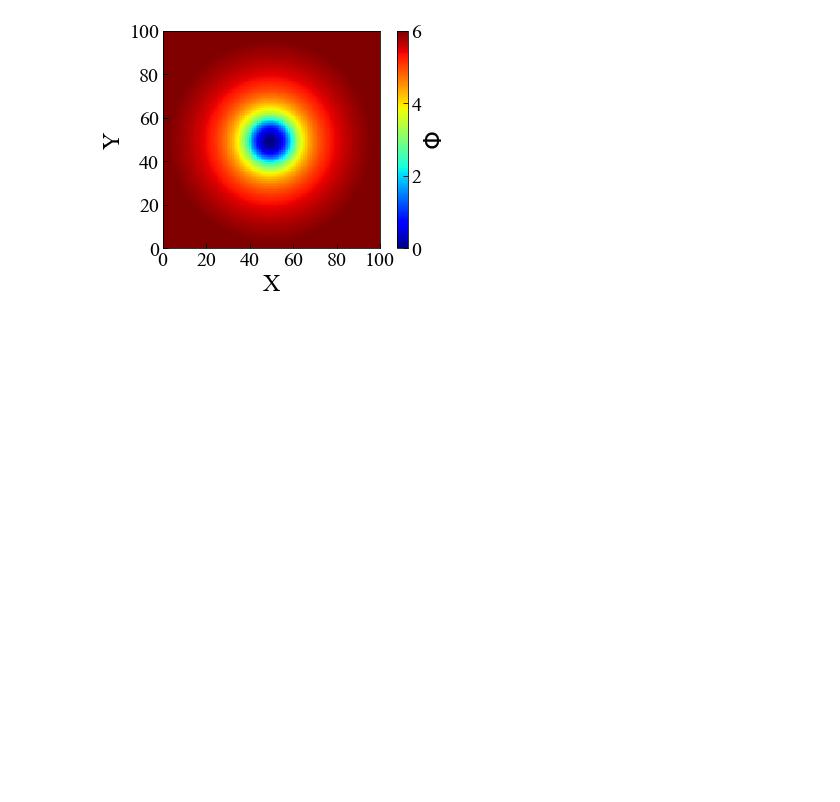
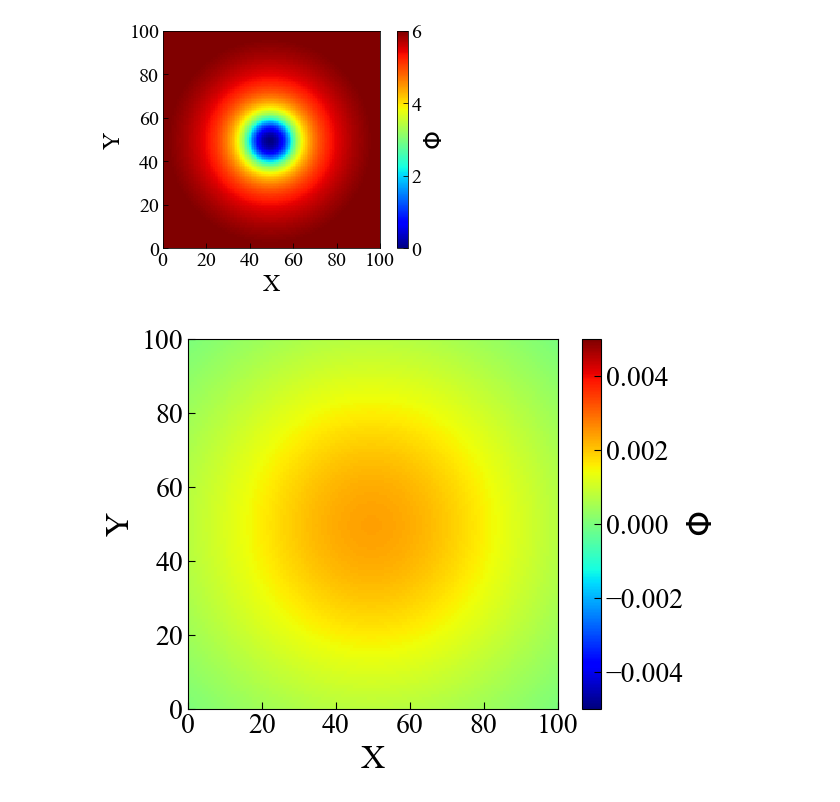
Before and after one commit to maedarn/code_tohoku, a Jupyter notebook: py/plot3Dto2D .ipynb, the cells around one changed output. Drawn from its saved outputs; the diff is of its cells as text; code cells hidden in the pictures; blank space fills up the shorter version.

Commit message:
.valueはバージョンが古いらしく使えなかったので変更を行った。

```diff
--- a/py/plot3Dto2D .ipynb
+++ b/py/plot3Dto2D .ipynb
@@ -77,3 +77,84 @@ pp.close()
 plt.show()
 # %% [output]
 [figure]
+# %%
+i = 1
+dir1  = '/Users/maedarn/Dropbox/analysis/cluster formation by HI cloud collision/multipole/test7/'
+
+folder1="Phiwv"  #+ str(np.int(sample_frequency))
+folder2="Rho"  #+ str(np.int(sample_frequency))
+
+#h5file1 = h5py.File(dir1+'NNNAllHDF'+"%03.f"%(i)+'.h5',"r")
+with h5py.File(dir1+'NNNAllHDF'+"%03.f"%(i)+'.h5',"r") as f:
+
+#データ読み込み
+#Phiwv1to1  = h5file1[folder1+"/Phiwv1"].value
+#Phiexa1 = h5file1[folder2+"/Rho"].value
+
+    Phiwv1to1= f[folder1+"/Phiwv1"]
+    Phiexa1 = f[folder2+"/Rho"]
+
+    data01_3D= Phiwv1to1[()]
+    data02_3D=Phiexa1[()]
+
+    data01=Phiwv1to1[:,:,0]
+    data02=Phiexa1[:,:,0]
+
+m1=np.max(data01)
+m2=np.max(data02)
+
+data=data01-data02
+data=data-m1+m2
+
+fig = plt.figure()
+ax = fig.add_subplot(111)
+#fig.subplots_adjust(bottom=0, left=0, top=1, right=1)
+
+plt.rcParams["font.family"] = "Times New Roman"      #全体のフォントを設定
+plt.rcParams["xtick.direction"] = "in"               #x軸の目盛線が内向き('in')か外向き('out')か双方向か('inout')
+plt.rcParams["ytick.direction"] = "in"               #y軸の目盛線が内向き('in')か外向き('out')か双方向か('inout')
+#plt.rcParams["xtick.minor.visible"] = True          #x軸補助目盛りの追加
+#plt.rcParams["ytick.minor.visible"] = True          #y軸補助目盛りの追加
+#plt.rcParams["xtick.major.width"] = 1.5              #x軸主目盛り線の線幅
+#plt.rcParams["ytick.major.width"] = 1.5              #y軸主目盛り線の線幅
+#plt.rcParams["xtick.minor.width"] = 1.0              #x軸補助目盛り線の線幅
+#plt.rcParams["ytick.minor.width"] = 1.0              #y軸補助目盛り線の線幅
+plt.rcParams["xtick.major.size"] = 5                #x軸主目盛り線の長さ
+plt.rcParams["ytick.major.size"] = 5                #y軸主目盛り線の長さ
+#plt.rcParams["xtick.minor.size"] = 5                #x軸補助目盛り線の長さ
+#plt.rcParams["ytick.minor.size"] = 5                #y軸補助目盛り線の長さ
+plt.rcParams["font.size"] = 20                       #フォントの大きさ
+#plt.rcParams["axes.linewidth"] = 1.5                 #囲みの太さ
+
+
+x = np.arange(0.0, 100.1, 100.0/128.0)
+y = np.arange(0.0, 100.1, 100.0/128.0)
+plt.pcolormesh(x,y,data, cmap='jet') # 等高線図の生成。cmapで色付けの規則を指定する。
+
+
+plt.clim(-0.005, 0.005)
+pp=plt.colorbar (orientation="vertical") # カラーバーの表示 "vertical"
+pp.set_label("$\Phi$", fontsize=24) #カラーバーのラベル
+plt.xlim([-0.0, 100.0]) # x方向の描画範囲を指定
+plt.ylim([-0.0, 100.0]) # y方向の描画範囲を指定
+plt.xlabel('X', fontsize=24)
+plt.ylabel('Y', fontsize=24)
+plt.xticks(np.arange(0, 101, step=20))
+plt.yticks(np.arange(0, 101, step=20))
+#fig = plt.figure(figsize=(5, 5))
+#ax.set_aspect('equal', adjustable='box')
+#quadmesh.set_clim(vmin=0, vmax=15)
+#plt.axes().set_aspect('equal', 'datalim')
+plt.gca().set_aspect('equal')
+
+#pp = PdfPages('/Users/maeda/Desktop/phi'+"%03.f"%(i)+'.pdf')
+pp = PdfPages('/Users/maedarn/Desktop/phierr.pdf')
+# 画像をPDFとして保存する
+pp.savefig(fig, bbox_inches='tight')
+# PDFの保存終了
+pp.close()
+
+
+plt.show()
+# %% [output]
+[figure, added]
```
Also changed, not shown: parts of 1 cell of this notebook.
